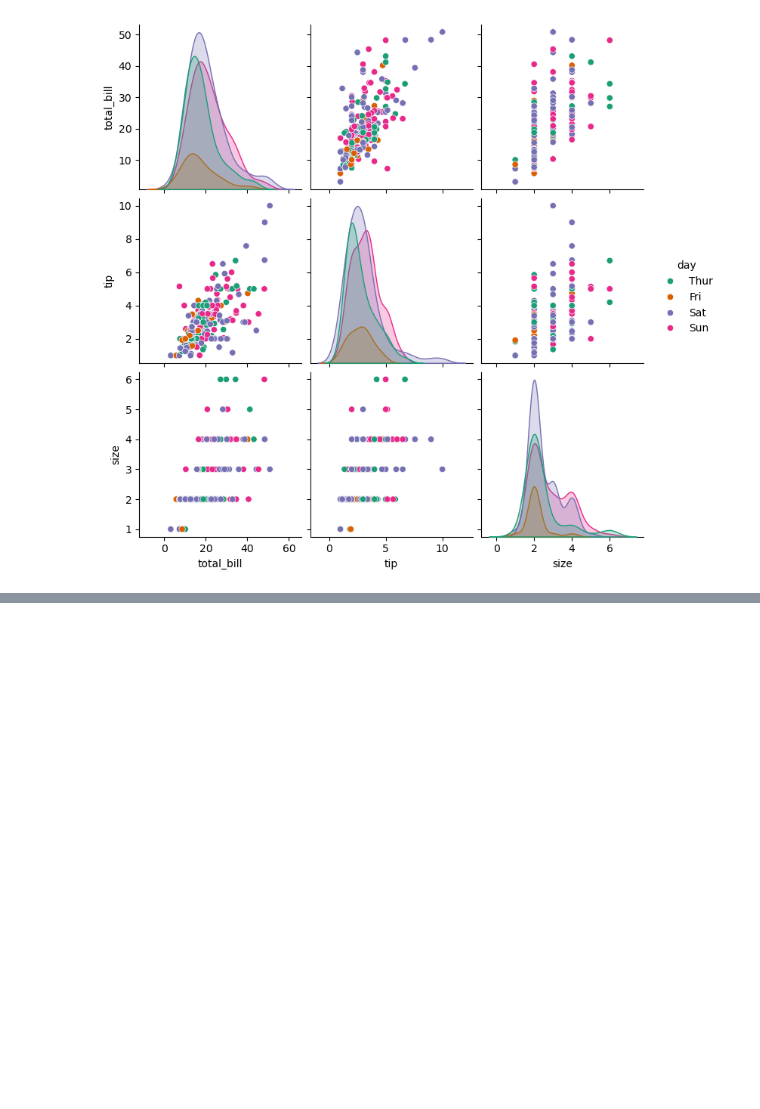
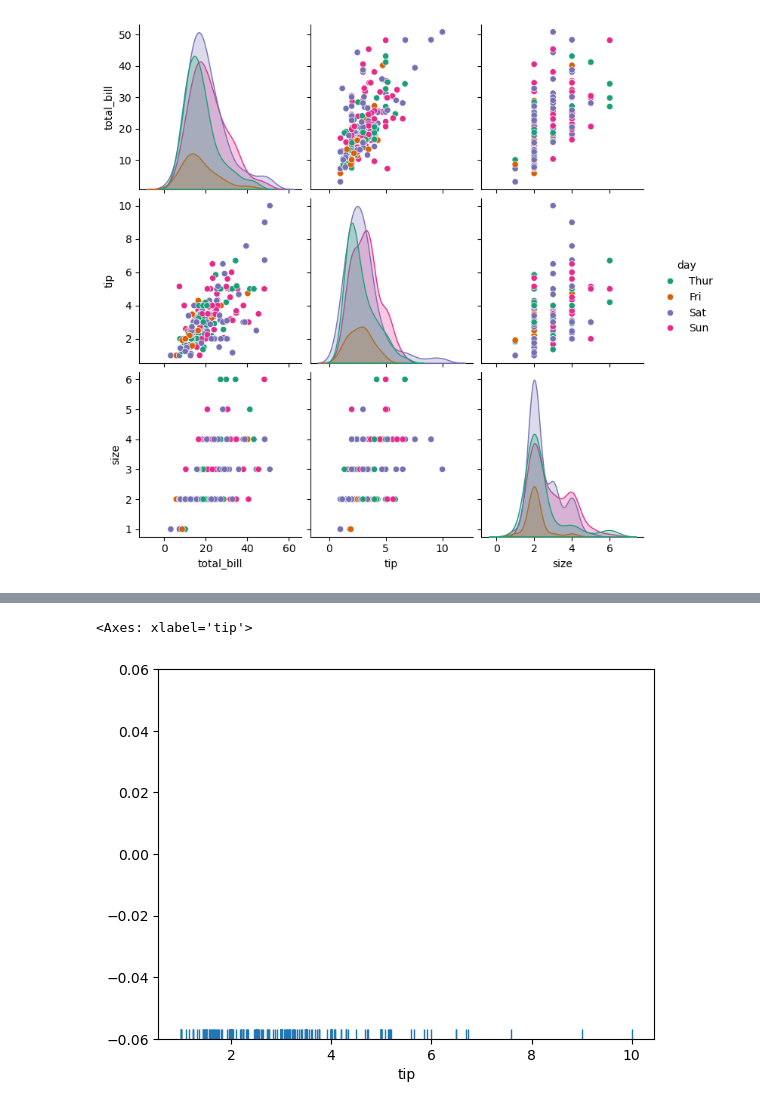
Before and after one commit to mdnaim2004/NOTE_ARCHIVE, a Jupyter notebook: seabron/seaborn.ipynb, the cells around one changed output, grey strips where cells are left out. Drawn from its saved outputs; the diff is of its cells as text; code cells hidden in the pictures; blank space fills up the shorter version.

```diff
--- a/seabron/seaborn.ipynb
+++ b/seabron/seaborn.ipynb
@@ -186,0 +198,8 @@ sns.pairplot(
+# %%
+sns.rugplot(
+    data=data,
+    x='tip',
+)
+# %% [output]
+<Axes: xlabel='tip'>
+[figure, added]
```
Also changed, not shown: parts of 8 cells of this notebook.
